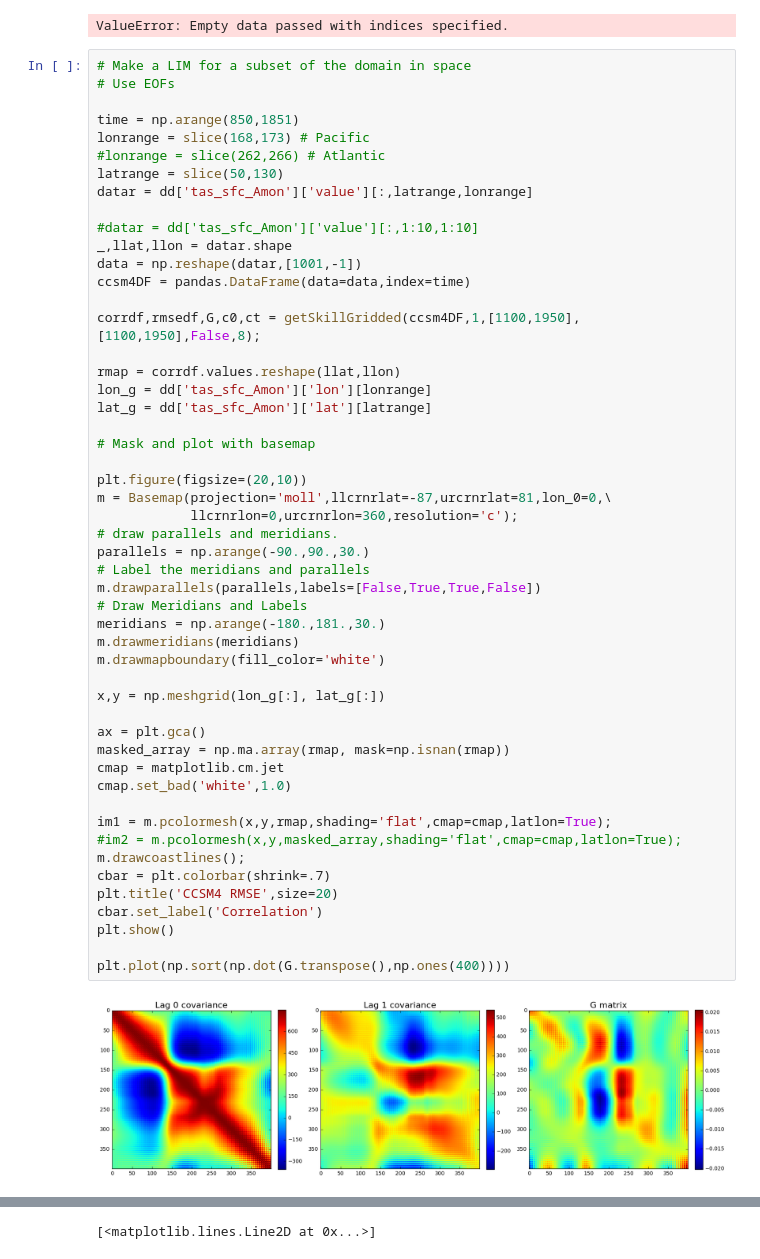
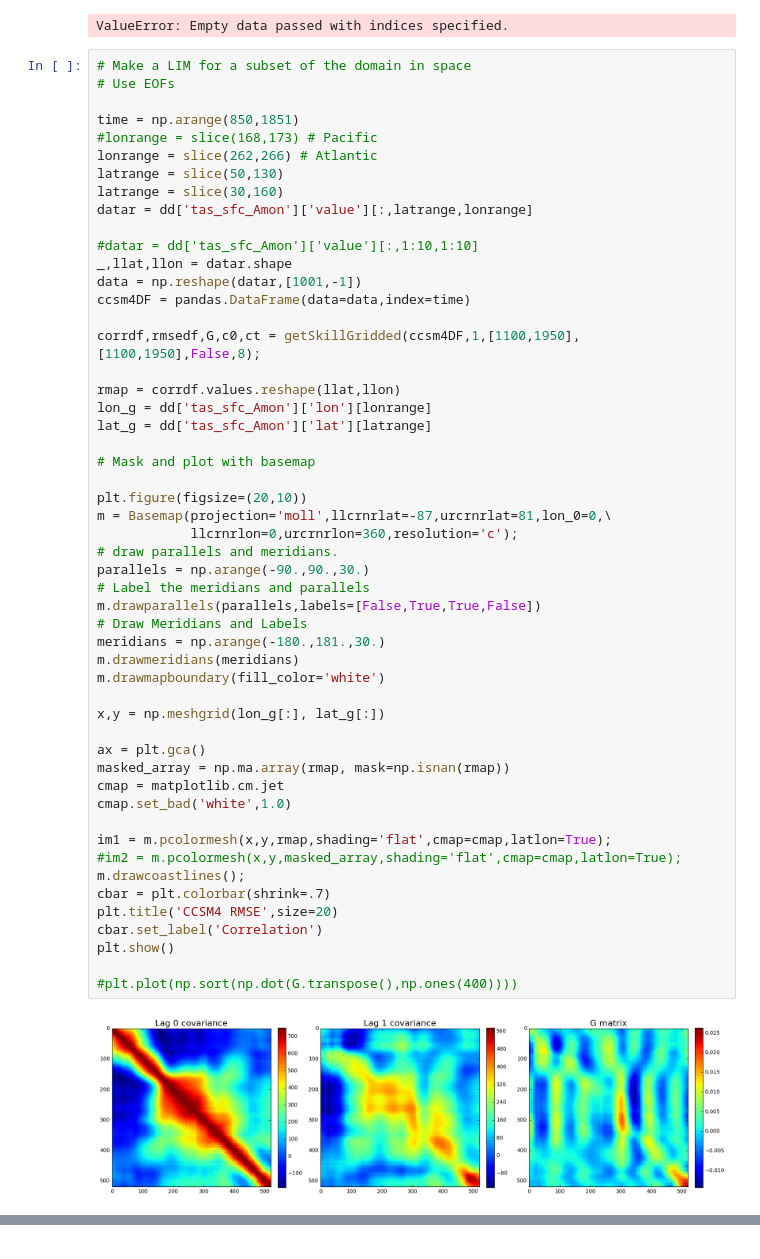
Before and after one commit to amrhein/LMR, a Jupyter notebook: ccsm4_lim1.ipynb, the cells around one changed output, grey strips where cells are left out. Cells and saved outputs as stored; diff of their text form.

```diff
--- a/ccsm4_lim1.ipynb
+++ b/ccsm4_lim1.ipynb
@@ -260,9 +214,10 @@ ValueError: Empty data passed with indices specified.
 # Use EOFs
 
 time = np.arange(850,1851)
-lonrange = slice(168,173) # Pacific
-#lonrange = slice(262,266) # Atlantic
+#lonrange = slice(168,173) # Pacific
+lonrange = slice(262,266) # Atlantic
 latrange = slice(50,130)
+latrange = slice(30,160)
 datar = dd['tas_sfc_Amon']['value'][:,latrange,lonrange]
 
 #datar = dd['tas_sfc_Amon']['value'][:,1:10,1:10]
@@ -279,32 +234,32 @@ lat_g = dd['tas_sfc_Amon']['lat'][latrange]
 # Mask and plot with basemap
 
 plt.figure(figsize=(20,10))
 m = Basemap(projection='moll',llcrnrlat=-87,urcrnrlat=81,lon_0=0,\
             llcrnrlon=0,urcrnrlon=360,resolution='c');
 # draw parallels and meridians.
 parallels = np.arange(-90.,90.,30.)
 # Label the meridians and parallels
 m.drawparallels(parallels,labels=[False,True,True,False])
 # Draw Meridians and Labels
 meridians = np.arange(-180.,181.,30.)
 m.drawmeridians(meridians)
 m.drawmapboundary(fill_color='white')
 
 x,y = np.meshgrid(lon_g[:], lat_g[:])
 
 ax = plt.gca()
 masked_array = np.ma.array(rmap, mask=np.isnan(rmap))
 cmap = matplotlib.cm.jet
 cmap.set_bad('white',1.0)
 
 im1 = m.pcolormesh(x,y,rmap,shading='flat',cmap=cmap,latlon=True);
 #im2 = m.pcolormesh(x,y,masked_array,shading='flat',cmap=cmap,latlon=True);
 m.drawcoastlines();
 cbar = plt.colorbar(shrink=.7)
 plt.title('CCSM4 RMSE',size=20)
 cbar.set_label('Correlation')
 plt.show()
 
-plt.plot(np.sort(np.dot(G.transpose(),np.ones(400))))
+#plt.plot(np.sort(np.dot(G.transpose(),np.ones(400))))
 # %% [output]
-[figure, old version]
+[figure, new version]
@@ -312 +266,0 @@ plt.plot(np.sort(np.dot(G.transpose(),np.ones(400))))
-[<matplotlib.lines.Line2D at 0x...>]
```
Also changed, not shown: parts of 3 cells of this notebook, 11 other files.
